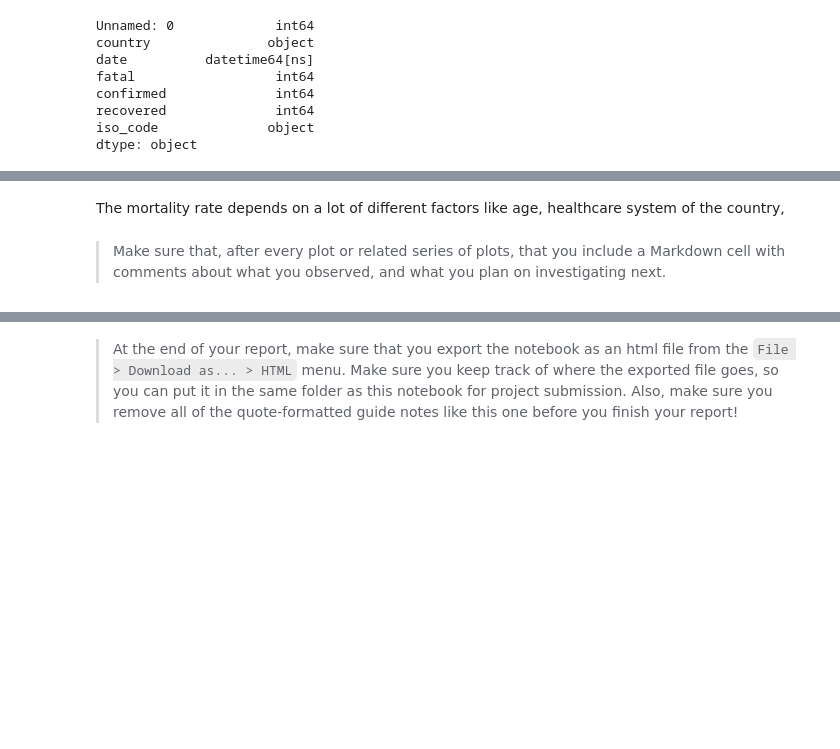
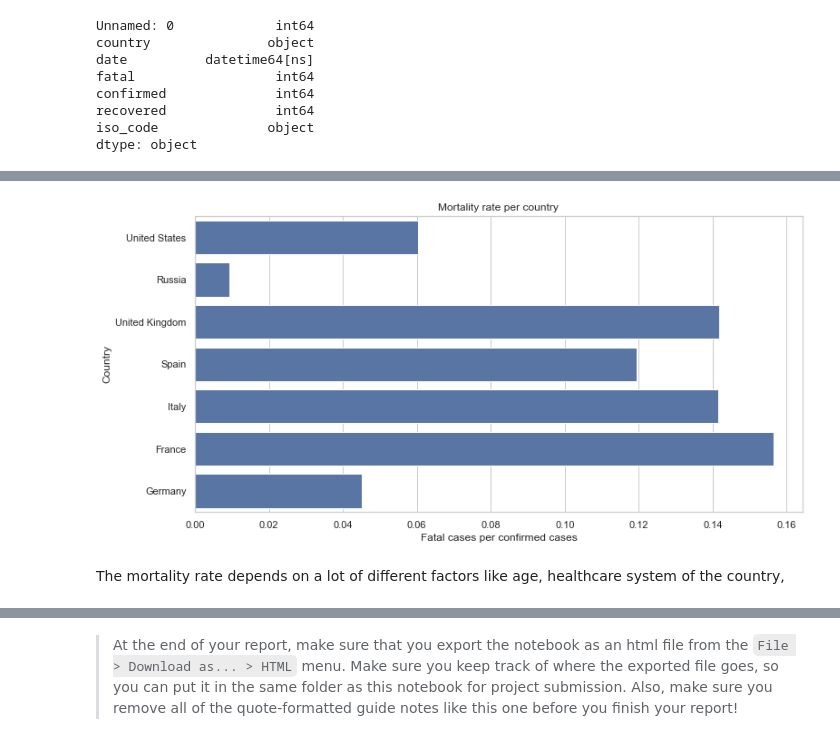
Before and after one commit to AtulSingh-Emyre/AnalysisCovid19, a Jupyter notebook: exploration_Covid19.ipynb, the cells around one changed output, grey strips where cells are left out. Cells and saved outputs as stored; diff of their text form; code cells hidden in the pictures; blank space fills up the shorter version.

```diff
--- a/exploration_Covid19.ipynb
+++ b/exploration_Covid19.ipynb
@@ -119,2 +200,25 @@ See the caveats in the documentation: https://pandas.pydata.org/pandas-docs/stab
+# %%
+# Define figure size
+plt.figure(figsize=[12,6])
+
+# Plot barplot with 10 countries of most cases
+sb.barplot(data=df_covidCases_today.sort_values('confirmed', ascending=False).head(10),
+           x='fatalPerConfirmed', y='country', color = base_color )
+
+# Set grid for better comparibility
+sb.set(style="whitegrid")
+
+# Write lables and header
+plt.xlabel('Fatal cases per confirmed cases')
+plt.ylabel('Country');
+plt.title('Mortality rate per country')
+
+#axes = plt.gca()
+#axes.set_xlim([0,160])
+#axes.set_ylim([0,160])
+
+plt.show()
+# %% [output]
+[figure, added]
 # %% [markdown]
 The mortality rate depends on a lot of different factors like age, healthcare system of the country,
@@ -124,7 +225,3 @@ The mortality rate depends on a lot of different factors like age, healthcare sy
 # %%
 # covid deaths per x inhabitants
 # death rates
-# %% [markdown]
-> Make sure that, after every plot or related series of plots, that you
-include a Markdown cell with comments about what you observed, and what
-you plan on investigating next.
```
Also changed, not shown: parts of 25 cells of this notebook.
